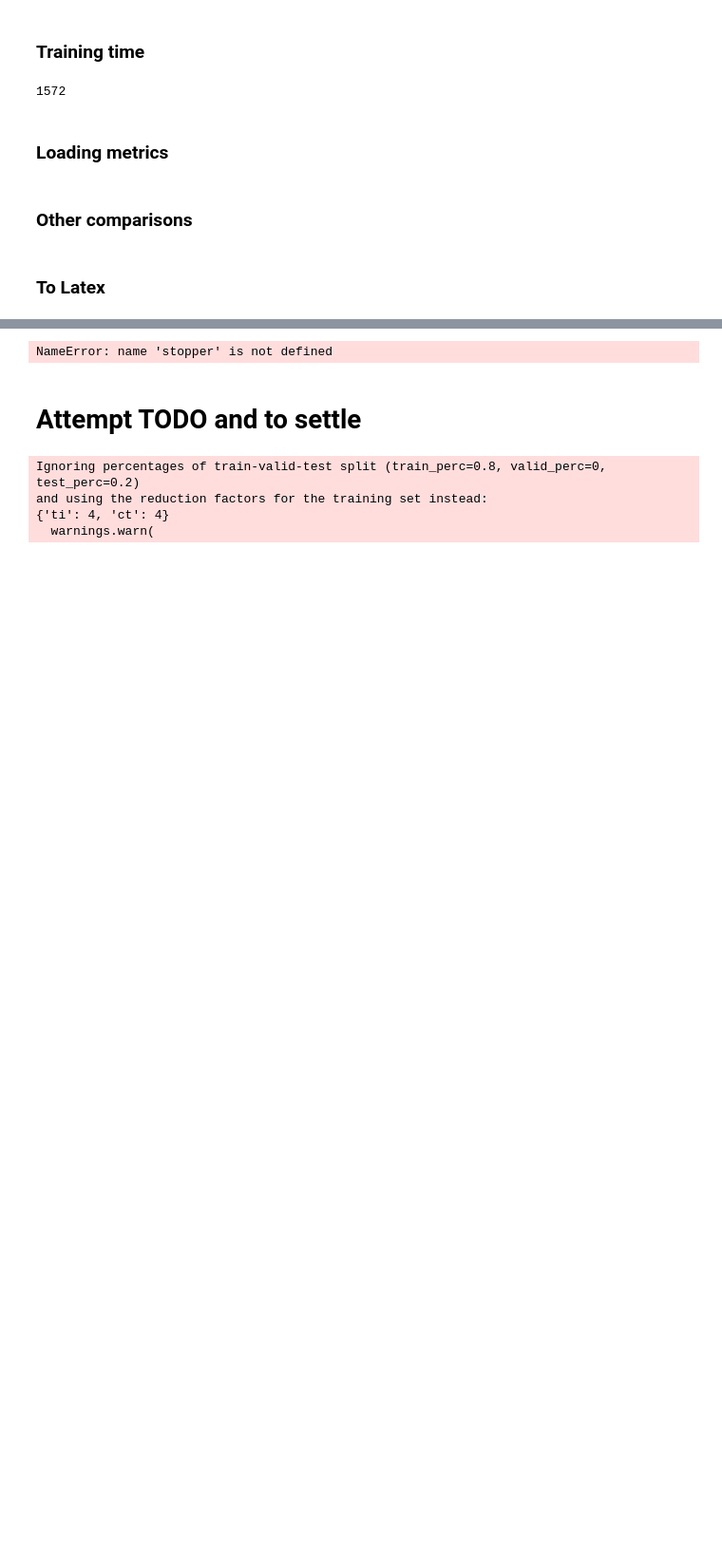
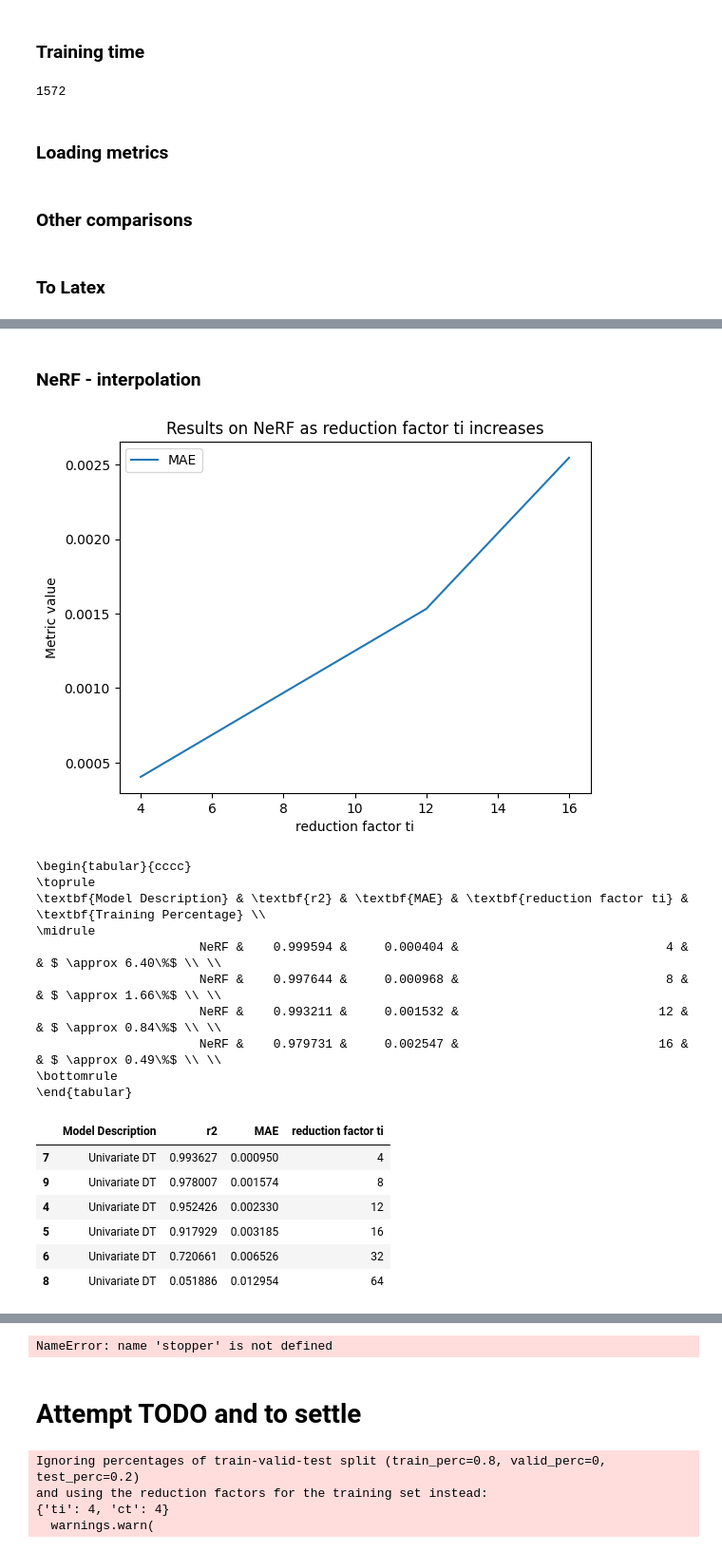
Before and after one commit to NiccoloMorabito/Ainslie-surrogate, a Jupyter notebook: result_analysis.ipynb, the cells around one changed output, grey strips where cells are left out. Shown at 95% size. Drawn from its saved outputs; the diff is of its cells as text; code cells hidden in the pictures; blank space fills up the shorter version.

```diff
--- a/result_analysis.ipynb
+++ b/result_analysis.ipynb
@@ -611,10 +640,3 @@ metrics
 | 20 | univariate_approxGP_16fourier-com... | 5.935095e-09 | 0.002538 | 0.001240 | 0.020174 | NaN | 16 |
 | 22 | univariate_approxGP_32fourier-com... | 1.063439e-08 | 0.266360 | 0.000912 | 0.016319 | NaN | 32 |
 | 24 | univariate_approxGP_64fourier-com... | 1.745479e-06 | -10.478075 | 0.014271 | 0.078882 | NaN | 64 |
-# %%
-"""Study on the training reduction factors (for Decision Tree)"""
-
-metrics = load_metrics_by_model("DT", set_type="test", experiments=["interpolation_coords"])
-metrics = extract_reduction_factors(metrics, also_coords=True)
-plot_metrics_per_parameter(metrics, "reduction factor ti")
-metrics
@@ -628,6 +642,0 @@ metrics
-# %%
-""" NOT OKAY BECAUSE THERE ARE DIFFERENT ARCHITECTURES"""
-metrics = load_metrics_by_model("DT", set_type="test", experiments=["interpolation"])
-metrics = extract_reduction_factors(metrics, also_coords=False)
-plot_metrics_per_parameter(metrics, "reduction factor ti")
-metrics
@@ -642,0 +685,39 @@ metrics
+# %% [markdown]
+### NeRF - interpolation
+# %%
+"""NERF REDUCTION FACTORS - Study on the training reduction factors for NeRF"""
+
+metrics_NeRF_rf = load_metrics_by_model("NeRF", set_type="test", experiments=["interpolation"])
+metrics_NeRF_rf = extract_reduction_factors(metrics_NeRF_rf, also_coords=False)
+# leaving only best structure
+metrics_NeRF_rf = extract_parameter(metrics_NeRF_rf, ["# ff"], int, regex=r"_(\d+)fourier-features")
+metrics_NeRF_rf = metrics_NeRF_rf[metrics_NeRF_rf["# ff"] == 256]
+metrics_NeRF_rf.drop("# ff", axis=1, inplace=True)
+# cleaning the table
+metrics_NeRF_rf["Model Description"] = "NeRF"
+metrics_NeRF_rf.drop(["Prediction Time", "MSE", "PSNR", "reduction factor ct"], axis=1, inplace=True)
+
+plot_metrics_per_parameter(metrics_NeRF_rf, "reduction factor ti", metrics_to_plot=["MAE"])
+metrics_NeRF_rf["Training Percentage"] = metrics_NeRF_rf["reduction factor ti"]\
+    .apply(lambda x: f"& $ \\approx {math.ceil(100/x) * math.ceil(86/x)/86:.2f}\\%$ \\\\")
+print_copy_latex_table_code(metrics_NeRF_rf, column_format="cccc")
+metrics
+# %% [output]
+[figure, added]
+\begin{tabular}{cccc}
+\toprule
+\textbf{Model Description} & \textbf{r2} & \textbf{MAE} & \textbf{reduction factor ti} & \textbf{Training Percentage} \\
+\midrule
+                      NeRF &    0.999594 &     0.000404 &                            4 &       & $ \approx 6.40\%$ \\ \\
+                      NeRF &    0.997644 &     0.000968 &                            8 &       & $ \approx 1.66\%$ \\ \\
+                      NeRF &    0.993211 &     0.001532 &                           12 &       & $ \approx 0.84\%$ \\ \\
+                      NeRF &    0.979731 &     0.002547 &                           16 &       & $ \approx 0.49\%$ \\ \\
+\bottomrule
+\end{tabular}
+|  | Model Description | r2 | MAE | reduction factor ti |
+| 7 | Univariate DT | 0.993627 | 0.000950 | 4 |
+| 9 | Univariate DT | 0.978007 | 0.001574 | 8 |
+| 4 | Univariate DT | 0.952426 | 0.002330 | 12 |
+| 5 | Univariate DT | 0.917929 | 0.003185 | 16 |
+| 6 | Univariate DT | 0.720661 | 0.006526 | 32 |
+| 8 | Univariate DT | 0.051886 | 0.012954 | 64 |
```
Also changed, not shown: parts of 29 cells of this notebook.
